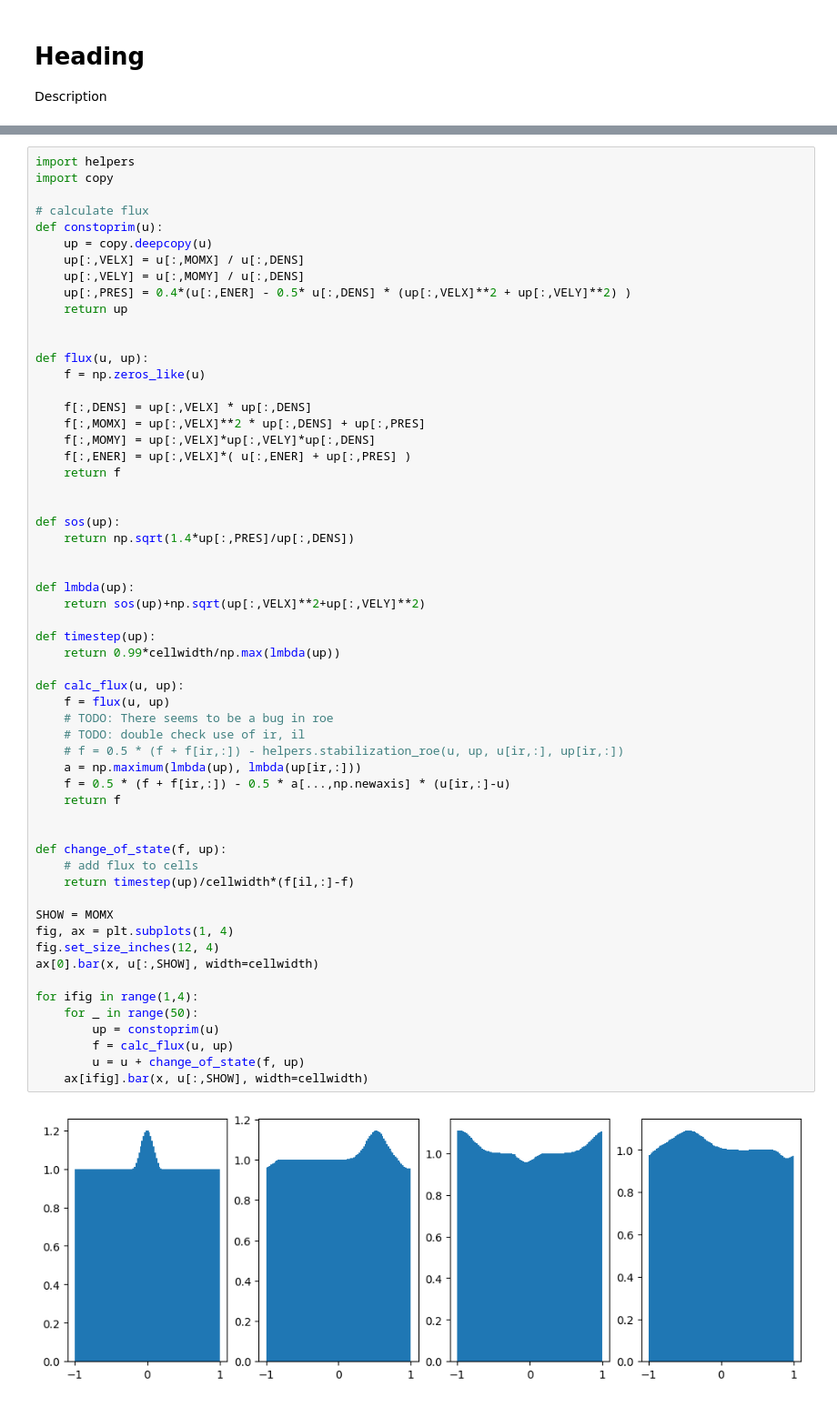
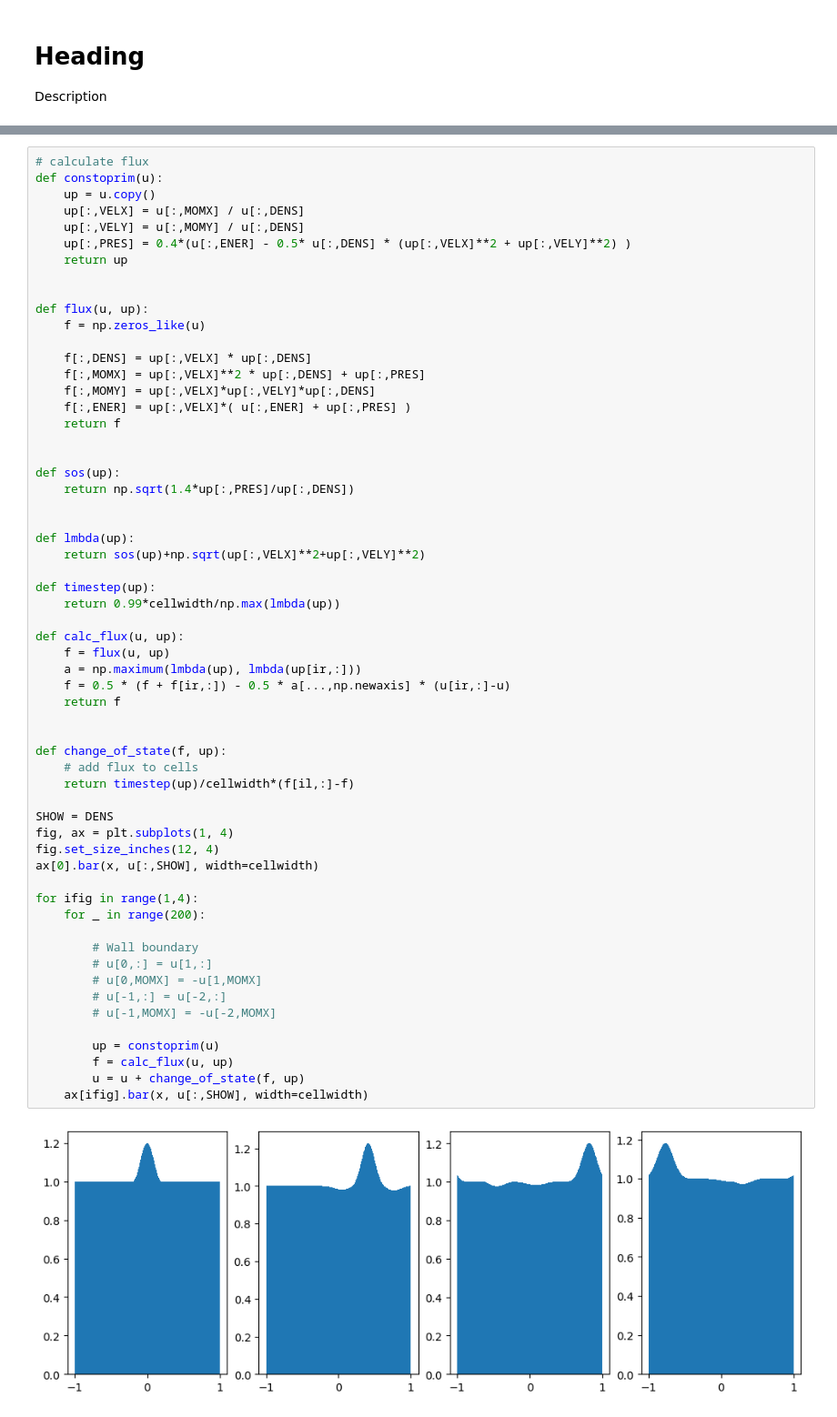
Before and after one commit to JakobBD/innusint, a Jupyter notebook: wave_euler.ipynb, the cells around one changed output, grey strips where cells are left out. Shown at 91% size. Drawn from its saved outputs; the diff is of its cells as text.

```diff
--- a/wave_euler.ipynb
+++ b/wave_euler.ipynb
@@ -70,10 +59,7 @@ ir = np.concatenate((np.arange(1, n_elems), [0]))
 # %%
-import helpers
-import copy
-
 # calculate flux
 def constoprim(u):
-    up = copy.deepcopy(u)
+    up = u.copy()
     up[:,VELX] = u[:,MOMX] / u[:,DENS]
     up[:,VELY] = u[:,MOMY] / u[:,DENS]
     up[:,PRES] = 0.4*(u[:,ENER] - 0.5* u[:,DENS] * (up[:,VELX]**2 + up[:,VELY]**2) )
@@ -94,36 +80,40 @@ def sos(up):
     return np.sqrt(1.4*up[:,PRES]/up[:,DENS])
 
 
 def lmbda(up):
     return sos(up)+np.sqrt(up[:,VELX]**2+up[:,VELY]**2)
 
 def timestep(up):
     return 0.99*cellwidth/np.max(lmbda(up))
 
 def calc_flux(u, up):
     f = flux(u, up)
-    # TODO: There seems to be a bug in roe
-    # TODO: double check use of ir, il
-    # f = 0.5 * (f + f[ir,:]) - helpers.stabilization_roe(u, up, u[ir,:], up[ir,:])
     a = np.maximum(lmbda(up), lmbda(up[ir,:]))
     f = 0.5 * (f + f[ir,:]) - 0.5 * a[...,np.newaxis] * (u[ir,:]-u)
     return f
 
 
 def change_of_state(f, up):
     # add flux to cells
     return timestep(up)/cellwidth*(f[il,:]-f)
 
-SHOW = MOMX
+SHOW = DENS
 fig, ax = plt.subplots(1, 4)
 fig.set_size_inches(12, 4)
 ax[0].bar(x, u[:,SHOW], width=cellwidth)
 
 for ifig in range(1,4):
-    for _ in range(50):
+    for _ in range(200):
+
+        # Wall boundary
+        # u[0,:] = u[1,:]
+        # u[0,MOMX] = -u[1,MOMX]
+        # u[-1,:] = u[-2,:]
+        # u[-1,MOMX] = -u[-2,MOMX]
+
         up = constoprim(u)
         f = calc_flux(u, up)
         u = u + change_of_state(f, up)
     ax[ifig].bar(x, u[:,SHOW], width=cellwidth)
 # %% [output]
-[figure, old version]
+[figure, new version]
```
Also changed, not shown: parts of 2 cells of this notebook, 1 other file.
